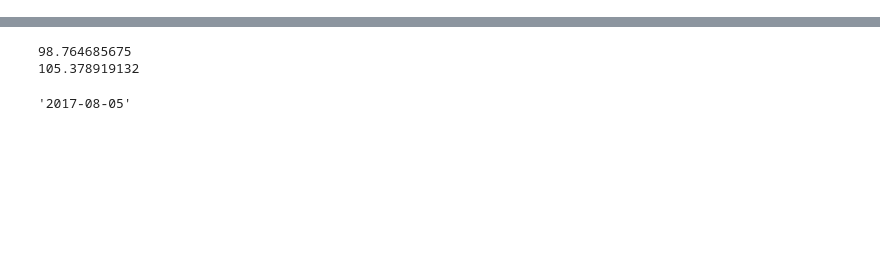
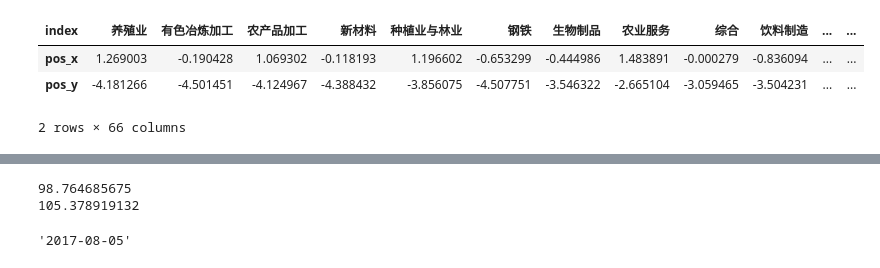
Before and after one commit to liusida/fund_scanner, a Jupyter notebook: playground/view_indexes.ipynb, the cells around one changed output, grey strips where cells are left out. Cells and saved outputs as stored; diff of their text form; code cells hidden in the pictures; blank space fills up the shorter version.

```diff
--- a/playground/view_indexes.ipynb
+++ b/playground/view_indexes.ipynb
@@ -30 +38,21 @@ df_to_plot = df_to_plot.sort_values(by=df_to_plot.last_valid_index(), axis=1, as
+# %%
+from sklearn.manifold import TSNE
+from sklearn.decomposition import PCA
+df_to_tsne = df_to_plot.T
+
+#display(df_to_tsne)
+model = TSNE(n_components=2, learning_rate=10)
+df_result = pd.DataFrame(model.fit_transform(df_to_tsne))
+df_result.columns = ['pos_x', 'pos_y']
+df_to_tsne = df_to_tsne.reset_index()
+df_result = pd.concat([df_to_tsne, df_result], axis=1)
+#display(df_result)
+
+df_pos = df_result.set_index('index').loc[:,['pos_x', 'pos_y']].T
+display(df_pos)
+# %% [output]
+| index | 养殖业 | 有色冶炼加工 | 农产品加工 | 新材料 | 种植业与林业 | 钢铁 | 生物制品 | 农业服务 | 综合 | 饮料制造 | ... | ... |
+| pos_x | 1.269003 | -0.190428 | 1.069302 | -0.118193 | 1.196602 | -0.653299 | -0.444986 | 1.483891 | -0.000279 | -0.836094 | ... | ... |
+| pos_y | -4.181266 | -4.501451 | -4.124967 | -4.388432 | -3.856075 | -4.507751 | -3.546322 | -2.665104 | -3.059465 | -3.504231 | ... | ... |
+2 rows × 66 columns
 # %%
```
Also changed, not shown: parts of 3 cells of this notebook, 7 other files.
